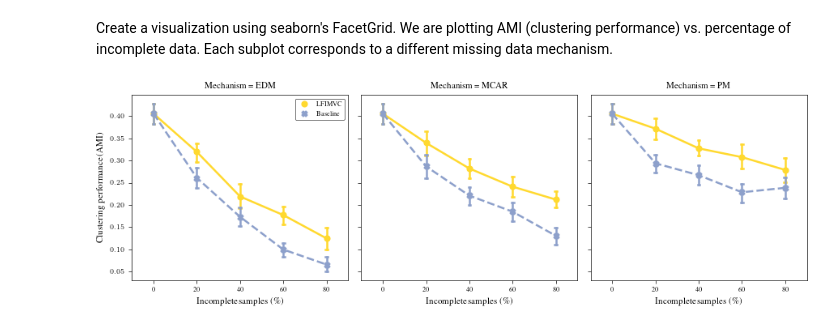
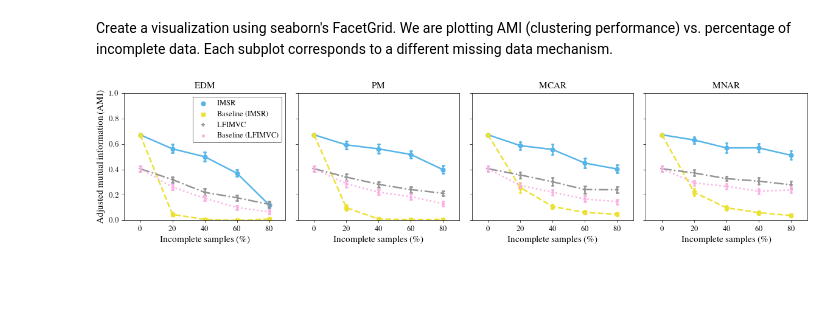
Before and after one commit to RafRomB/imml, a Jupyter notebook: tutorials/cluster_incomplete_multimodal_data.ipynb, the cells around one changed output. Drawn from its saved outputs; the diff is of its cells as text; code cells hidden in the pictures; blank space fills up the shorter version.

```diff
--- a/tutorials/cluster_incomplete_multimodal_data.ipynb
+++ b/tutorials/cluster_incomplete_multimodal_data.ipynb
@@ -53,14 +56,14 @@ Define the parameters for the experiment:
 - all_metrics: an empty dictionary to store the performance metrics (Adjusted Mutual Information).
 # %%
 ps = np.arange(0., 1., 0.2)
-mechanisms = ["edm", "pm", "mcar"]
+mechanisms = ["edm", "pm", "mcar", "mnar"]
 n_times = 25
 all_metrics = {}
 # %% [markdown]
 Define the clustering method to be used: LFIMVC.
 This method is designed for clustering incomplete multi-view data.
 # %%
-method = "LFIMVC"
+method = "IMSR"
 for mechanism in mechanisms:
     all_metrics[mechanism] = {}
     all_metrics[mechanism][method] = {}
@@ -73,7 +76,7 @@ for mechanism in mechanisms:
         for i in range(n_times):
             pipeline = make_pipeline(Amputer(p= p, mechanism=mechanism, random_state=i),
                                      MultiViewTransformer(NormalizerNaN().set_output(transform="pandas")),
-                                     LFIMVC(n_clusters=n_clusters, random_state=i))
+                                     IMSR(n_clusters=n_clusters, random_state=i))
             clusters = pipeline.fit_predict(Xs)
             metric = adjusted_mutual_info_score(labels_true=y, labels_pred=clusters)
             all_metrics[mechanism][method][missing_percentage][i] = metric
@@ -81,8 +84,8 @@ for mechanism in mechanisms:
 Add a baseline method to compare with LFIMVC.
 This method uses SimpleImputer to fill missing data, followed by normalization and clustering.
 # %%
-old_method = "LFIMVC"
-method = "Baseline"
+old_method = "IMSR"
+method = f"Baseline ({old_method})"
 for mechanism in mechanisms:
     all_metrics[mechanism][method] = {}
     all_metrics[mechanism][method][0] = all_metrics[mechanism][old_method][0]
@@ -93,7 +96,7 @@ for mechanism in mechanisms:
             pipeline = make_pipeline(Amputer(p= p, mechanism=mechanism, random_state=i),
                                      MultiViewTransformer(SimpleImputer().set_output(transform="pandas")),
                                      MultiViewTransformer(NormalizerNaN().set_output(transform="pandas")),
-                                     LFIMVC(n_clusters=n_clusters, random_state=i))
+                                     IMSR(n_clusters=n_clusters, random_state=i))
             clusters = pipeline.fit_predict(Xs)
             metric = adjusted_mutual_info_score(labels_true=y, labels_pred=clusters)
             all_metrics[mechanism][method][missing_percentage][i] = metric
@@ -100,3 +121,20 @@ for mechanism in mechanisms:
+# %%
+old_method = "LFIMVC"
+method = f"Baseline ({old_method})"
+for mechanism in mechanisms:
+    all_metrics[mechanism][method] = {}
+    all_metrics[mechanism][method][0] = all_metrics[mechanism][old_method][0]
+    for p in tqdm(ps[1:]):
+        missing_percentage = int(p*100)
+        all_metrics[mechanism][method][missing_percentage] = {}
+        for i in range(n_times):
+            pipeline = make_pipeline(Amputer(p= p, mechanism=mechanism, random_state=i),
+                                     MultiViewTransformer(SimpleImputer().set_output(transform="pandas")),
+                                     MultiViewTransformer(NormalizerNaN().set_output(transform="pandas")),
+                                     LFIMVC(n_clusters=n_clusters, random_state=i))
+            clusters = pipeline.fit_predict(Xs)
+            metric = adjusted_mutual_info_score(labels_true=y, labels_pred=clusters)
+            all_metrics[mechanism][method][missing_percentage][i] = metric
 # %% [markdown]
 ## Step 4:Transform results
 # %% [markdown]
@@ -154,11 +193,15 @@ df
 # %% [markdown]
 Create a visualization using seaborn's FacetGrid. We are plotting AMI (clustering performance) vs. percentage of incomplete data. Each subplot corresponds to a different missing data mechanism.
 # %%
-g = sns.FacetGrid(data=df, col="Mechanism", despine= False).map_dataframe(sns.pointplot, x="Incomplete samples (\%)", y="Clustering performance (AMI)",
-                                                                          hue="Method", markers=["o", "X"], linestyles=["-", "--"], capsize= 0.05,
-                                                                          seed= 42, palette= "Set2_r")
-g.axes[0][0].legend(loc='upper right')
+g = sns.FacetGrid(data=df, col="Mechanism",
+                  despine= False, ylim=(0, 1)).map_dataframe(sns.pointplot, x="Incomplete samples (\%)",
+                                                             y="Adjusted mutual information (AMI)", hue="Method",
+                                                             markers=["o", "X", "+", "."], linestyles=["-", "--", "-.", ":"],
+                                                             capsize= 0.05, seed= 42, palette=colorblind_palette[::-1])
+g.axes[0][0].legend(loc='best')
+for i, mechanism in enumerate(mechanisms):
+    g.axes[0][i].set_title(mechanism.upper())
 plt.savefig("paper_figures/cluster.pdf")
 plt.savefig("paper_figures/cluster.svg")
 # %% [output]
-[figure, old version]
+[figure, new version]
```
Also changed, not shown: parts of 5 cells of this notebook, 5 other files.
